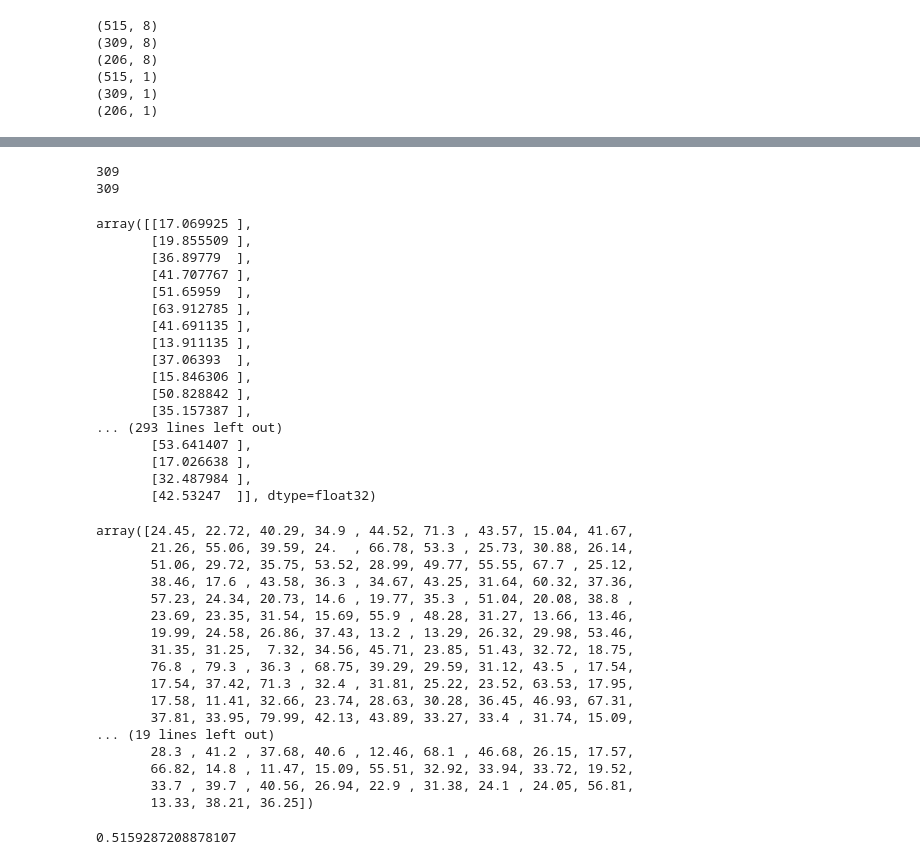
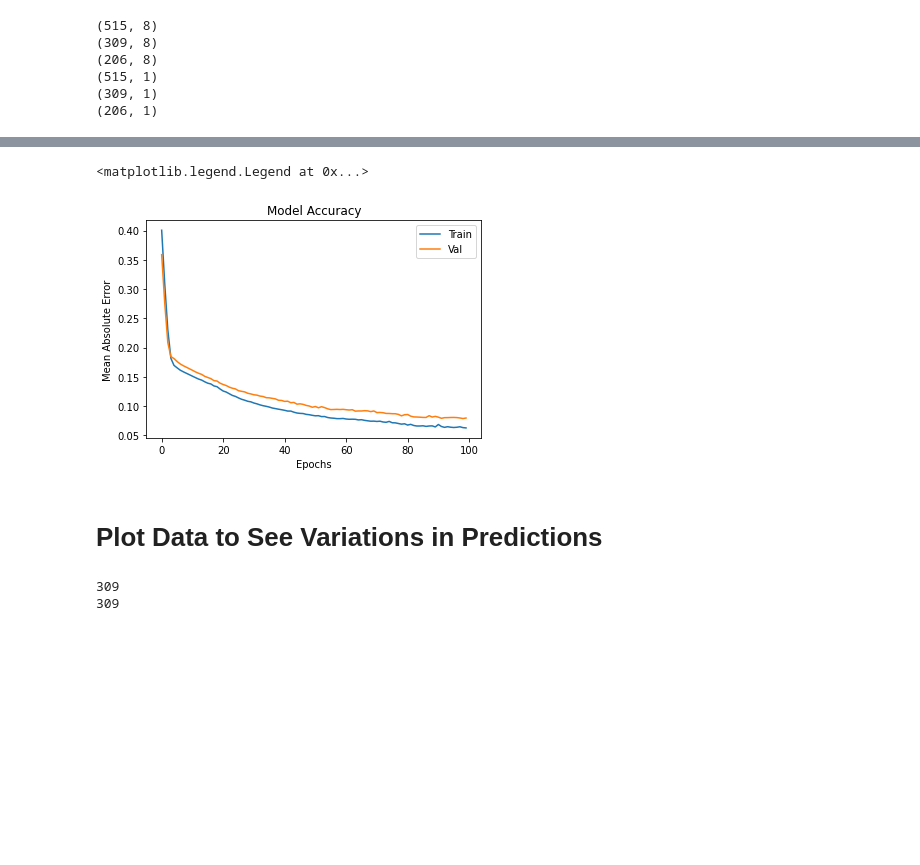
Before and after one commit to amiicool/PIAIC_Assignments, a Jupyter notebook: Deep Learning Assignments/Concrete Strength Assignment-PIAIC119852.ipynb, the cells around one changed output, grey strips where cells are left out. Drawn from its saved outputs; the diff is of its cells as text; code cells hidden in the pictures; blank space fills up the shorter version.

```diff
--- a/Deep Learning Assignments/Concrete Strength Assignment-PIAIC119852.ipynb
+++ b/Deep Learning Assignments/Concrete Strength Assignment-PIAIC119852.ipynb
@@ -267,3 +288,16 @@ model.evaluate(x_test_s, y_test_s)
+# %%
+# Visuialize the Training and Valudation Loss to see if Model is overfitting
+plt.plot(hist.history["mae"])
+plt.plot(hist.history["val_mae"])
+plt.title('Model Accuracy')
+plt.ylabel('Mean Absolute Error')
+plt.xlabel('Epochs')
+plt.legend(['Train', 'Val'])
+# %% [output]
+<matplotlib.legend.Legend at 0x...>
+[figure, added]
+# %% [markdown]
+# Plot Data to See Variations in Predictions
 # %%
 predictions = model.predict(x_test_s)
 predictions = min_max_scaler.inverse_transform(predictions)
@@ -273,51 +307,5 @@ print(len(x_test_s))
 # %% [output]
 309
 309
-# %%
-predictions
-# %% [output]
-array([[17.069925 ],
-       [19.855509 ],
-       [36.89779  ],
-       [41.707767 ],
-       [51.65959  ],
-       [63.912785 ],
-       [41.691135 ],
-       [13.911135 ],
-       [37.06393  ],
-       [15.846306 ],
-       [50.828842 ],
-       [35.157387 ],
-... (293 lines left out)
-       [53.641407 ],
-       [17.026638 ],
-       [32.487984 ],
-       [42.53247  ]], dtype=float32)
-# %%
-y_test['strength'].values
-# %% [output]
-array([24.45, 22.72, 40.29, 34.9 , 44.52, 71.3 , 43.57, 15.04, 41.67,
-       21.26, 55.06, 39.59, 24.  , 66.78, 53.3 , 25.73, 30.88, 26.14,
-       51.06, 29.72, 35.75, 53.52, 28.99, 49.77, 55.55, 67.7 , 25.12,
-       38.46, 17.6 , 43.58, 36.3 , 34.67, 43.25, 31.64, 60.32, 37.36,
-       57.23, 24.34, 20.73, 14.6 , 19.77, 35.3 , 51.04, 20.08, 38.8 ,
-       23.69, 23.35, 31.54, 15.69, 55.9 , 48.28, 31.27, 13.66, 13.46,
-       19.99, 24.58, 26.86, 37.43, 13.2 , 13.29, 26.32, 29.98, 53.46,
-       31.35, 31.25,  7.32, 34.56, 45.71, 23.85, 51.43, 32.72, 18.75,
-       76.8 , 79.3 , 36.3 , 68.75, 39.29, 29.59, 31.12, 43.5 , 17.54,
-       17.54, 37.42, 71.3 , 32.4 , 31.81, 25.22, 23.52, 63.53, 17.95,
-       17.58, 11.41, 32.66, 23.74, 28.63, 30.28, 36.45, 46.93, 67.31,
-       37.81, 33.95, 79.99, 42.13, 43.89, 33.27, 33.4 , 31.74, 15.09,
-... (19 lines left out)
-       28.3 , 41.2 , 37.68, 40.6 , 12.46, 68.1 , 46.68, 26.15, 17.57,
-       66.82, 14.8 , 11.47, 15.09, 55.51, 32.92, 33.94, 33.72, 19.52,
-       33.7 , 39.7 , 40.56, 26.94, 22.9 , 31.38, 24.1 , 24.05, 56.81,
-       13.33, 38.21, 36.25])
-# %%
-# Get Root Mean Squared Error (RMSE), lower the better
-rmse = np.sqrt( np.mean(predictions - y_test['strength'].values) **2 )
-print(rmse)
-# %% [output]
-0.5159287208878107
 # %%
 y_train['Type'] = 'Train'
```
Also changed, not shown: parts of 14 cells of this notebook, 3 other files.
